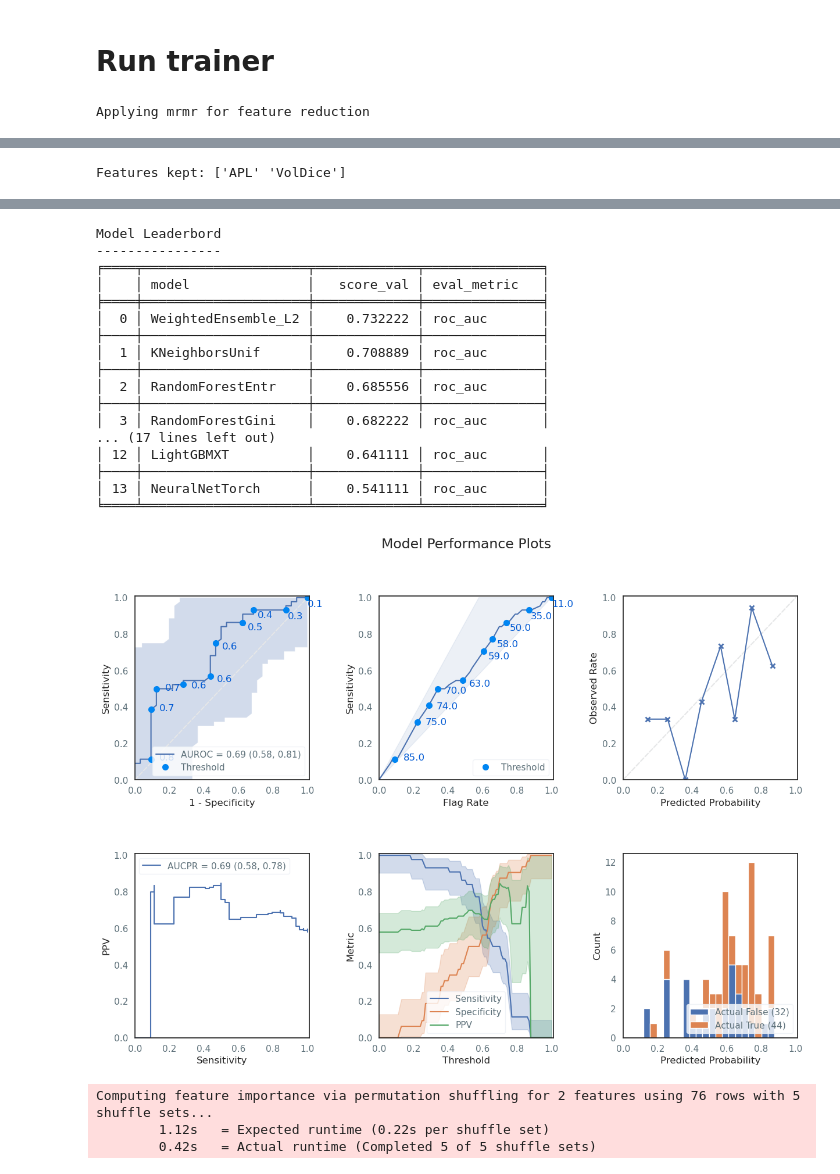
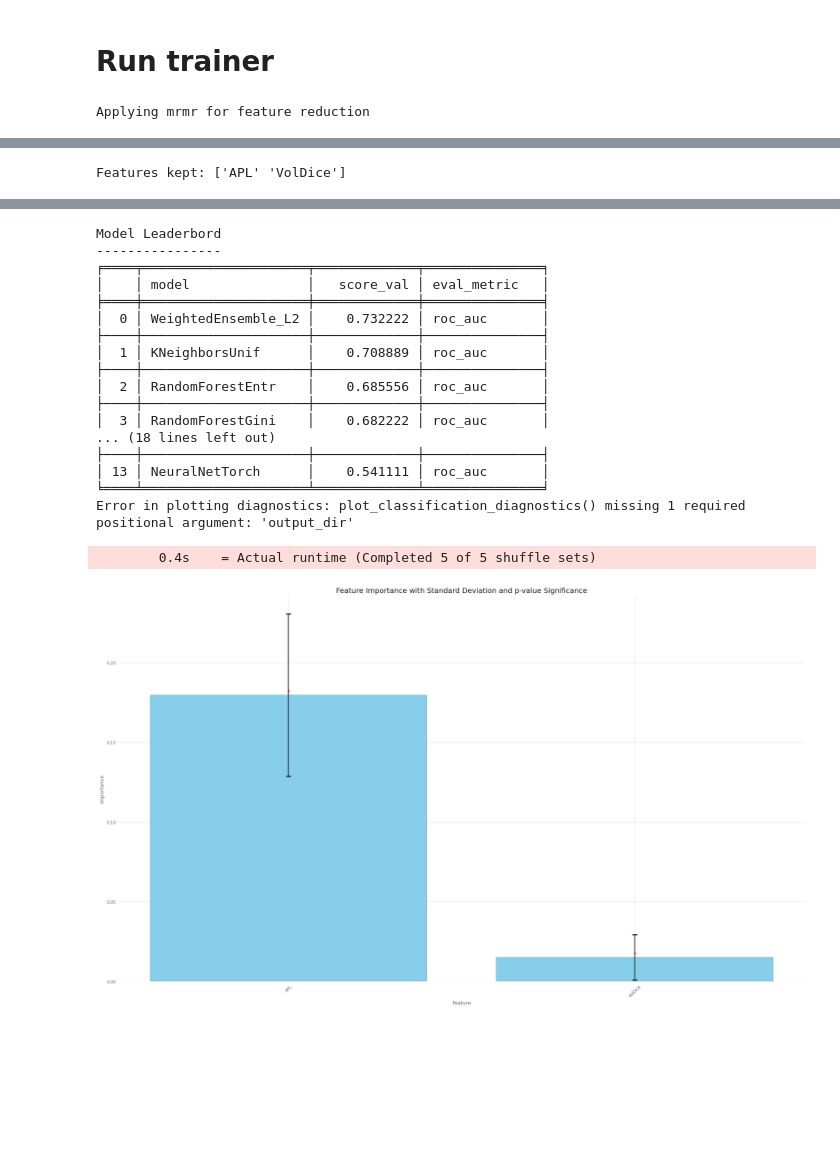
Before and after one commit to pmcdi/jarvais, a Jupyter notebook: tutorials/notebooks/example.ipynb, the cells around one changed output, grey strips where cells are left out. Cells and saved outputs as stored; diff of their text form; code cells hidden in the pictures; blank space fills up the shorter version.

```diff
--- a/tutorials/notebooks/example.ipynb
+++ b/tutorials/notebooks/example.ipynb
@@ -121,6 +123,7 @@ Applying changes from config file...
 # %%
 from AutoML.trainer import AutoMLSupervised
 
+df = pd.read_csv('analysis_updated/updated_data.csv')
 trainer = AutoMLSupervised(task='binary', reduction_method='mrmr')
 trainer.run(data, 'Targ', exclude=['OAR', 'patient', 'MAR'], stratify_on='OAR')
 # %% [output]
@@ -164,21 +167,19 @@ TabularPredictor saved. To load, use: predictor = TabularPredictor.load("Autoglu
 Model Leaderbord
 ----------------
 ╒════╤═════════════════════╤═════════════╤═══════════════╕
 │    │ model               │   score_val │ eval_metric   │
 ╞════╪═════════════════════╪═════════════╪═══════════════╡
 │  0 │ WeightedEnsemble_L2 │    0.732222 │ roc_auc       │
 ├────┼─────────────────────┼─────────────┼───────────────┤
 │  1 │ KNeighborsUnif      │    0.708889 │ roc_auc       │
 ├────┼─────────────────────┼─────────────┼───────────────┤
 │  2 │ RandomForestEntr    │    0.685556 │ roc_auc       │
 ├────┼─────────────────────┼─────────────┼───────────────┤
 │  3 │ RandomForestGini    │    0.682222 │ roc_auc       │
-... (17 lines left out)
-│ 12 │ LightGBMXT          │    0.641111 │ roc_auc       │
+... (18 lines left out)
 ├────┼─────────────────────┼─────────────┼───────────────┤
 │ 13 │ NeuralNetTorch      │    0.541111 │ roc_auc       │
 ╘════╧═════════════════════╧═════════════╧═══════════════╛
+Error in plotting diagnostics: plot_classification_diagnostics() missing 1 required positional argument: 'output_dir'
+        0.4s    = Actual runtime (Completed 5 of 5 shuffle sets)
-[figure, old version]
+[figure, new version]
-Computing feature importance via permutation shuffling for 2 features using 76 rows with 5 shuffle sets...
-        1.12s   = Expected runtime (0.22s per shuffle set)
-        0.42s   = Actual runtime (Completed 5 of 5 shuffle sets)
```
Also changed, not shown: parts of 4 cells of this notebook, 3 other files.
